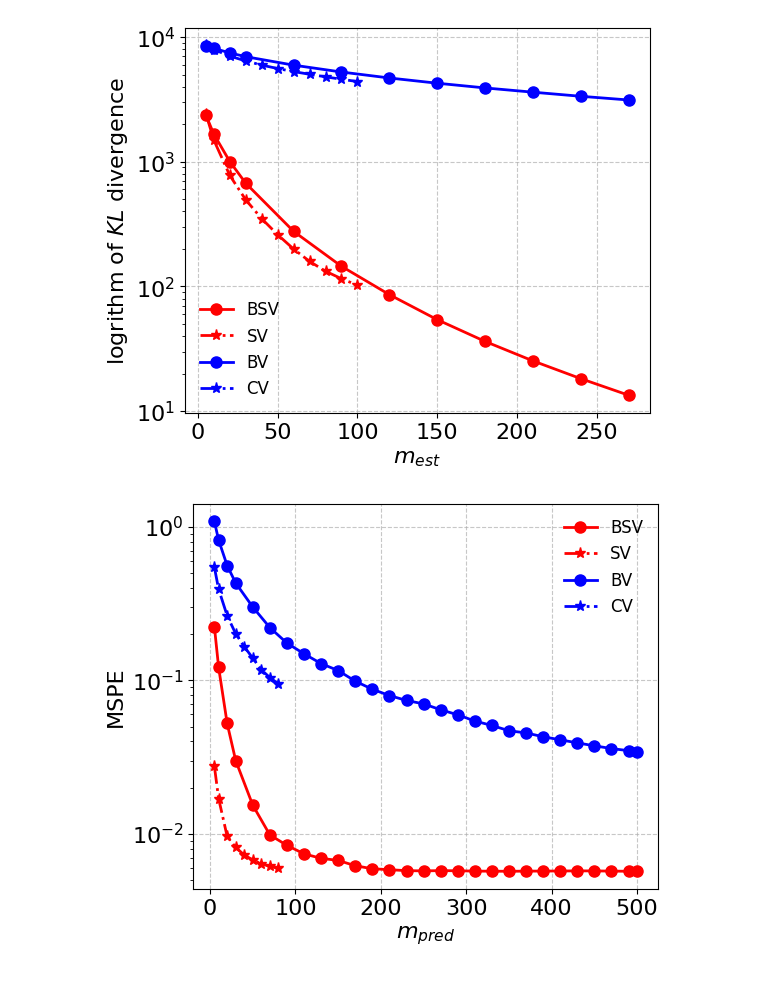
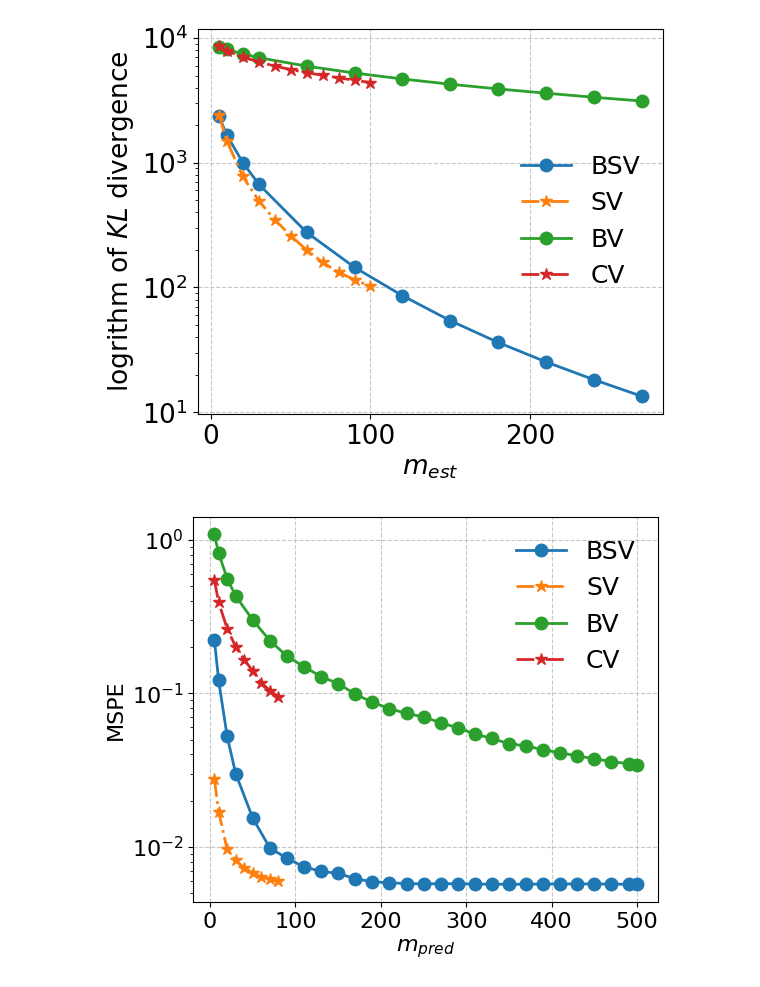
Before and after one commit to paper-code1/VecchiaConditionalExtremes, a Jupyter notebook: experiments/GPsimu.ipynb, the cells around one changed output. Saved outputs shown, nothing was run; the diff lists cells and outputs as text; code cells hidden in the pictures.

```diff
--- a/experiments/GPsimu.ipynb
+++ b/experiments/GPsimu.ipynb
@@ -204,7 +190,7 @@ Log-likelihood with Y_train = 0: 10207.434345472495
 import pandas as pd
 import matplotlib.pyplot as plt
 import os
-plt.rcParams.update({'font.size': 16})
+plt.rcParams.update({'font.size': 19})
 
 # Reference log-likelihood from your previous calculation
 reference_log_likelihood = 10207.434345472495
@@ -256,39 +242,39 @@ colors = {'Scaled': 'red', 'Not Scaled': 'blue'}
 # Plot lines for scaled and non-scaled data with markers
 for scaled in ['Scaled', 'Not Scaled']:
     df_subset_bv = df_plot_bv[df_plot_bv['is_scaled'] == scaled].sort_values('m')  # Sort by 'm'
     df_subset_cv = df_plot_cv[df_plot_cv['is_scaled'] == scaled].sort_values('m')  # Sort by 'm'
     if scaled == "Scaled":
         scale_label = "S"
     else:
         scale_label = ""
     plt.plot(df_subset_bv['m'], df_subset_bv['KL'],
              label= "B" + scale_label + "V",
              marker="o",  # Add markers to each point
-             markersize=8,
+             markersize=9,
              linestyle='-',  # Different line styles
-             color=colors[scaled],
+            #  color=colors[scaled],
              linewidth=2)
     plt.plot(df_subset_cv['m'], df_subset_cv['KL'],
              label= "SV" if scaled == "Scaled" else "CV",
              marker="*",  # Add markers to each point
-             markersize=8,
+             markersize=9,
              linestyle="-.",  # Different line styles
-             color=colors[scaled],
+            #  color=colors[scaled],
              linewidth=2)
 
 # plt.title('KL Divergence vs m')
 plt.xlabel(r'$m_{est}$')
 plt.ylabel(r'logrithm of $\mathit{KL}$ divergence')
 plt.yscale('log')
 plt.grid(True, linestyle='--', alpha=0.7)
-plt.legend(frameon=False, fontsize=12)
+plt.legend(frameon=False, fontsize=18)
 
 # Save the plot
 os.makedirs('./fig', exist_ok=True)
 plt.savefig('./fig/kl_divergence_comparison.pdf', bbox_inches='tight', dpi=300)
 plt.show()
 # %% [output]
-[figure, old version]
+[figure, new version]
 # %%
 import pandas as pd
 import matplotlib.pyplot as plt
@@ -329,30 +315,30 @@ colors = {'Scaled': 'red', 'Not Scaled': 'blue'}
 plt.plot(m_bv_test, df_scaled_bv['mspe'] * scale_factor,
              label="BSV",
              marker="o",  # Add markers to each point
-             markersize=8,
+             markersize=9,
              linestyle="-",  # Different line styles
-             color=colors['Scaled'],
+            #  color=colors['Scaled'],
              linewidth=2)
 plt.plot(m_cv_test, df_scaled_cv['mspe'] * scale_factor,
              label="SV",
              marker="*",  # Add markers to each point
-             markersize=8,
+             markersize=9,
              linestyle="-.",  # Different line styles
-             color=colors['Scaled'],
+            #  color=colors['Scaled'],
              linewidth=2)
 plt.plot(m_bv_test, df_no_scaled_bv['mspe'] * scale_factor,
              label="BV",
              marker="o",  # Add markers to each point
-             markersize=8,
+             markersize=9,
              linestyle='-',  # Different line styles
-             color=colors['Not Scaled'],
+            #  color=colors['Not Scaled'],
              linewidth=2)
 plt.plot(m_cv_test, df_no_scaled_cv['mspe'] * scale_factor,
              label="CV",
              marker="*",  # Add markers to each point
-             markersize=8,
+             markersize=9,
              linestyle='-.',  # Different line styles
-             color=colors['Not Scaled'],
+            #  color=colors['Not Scaled'],
              linewidth=2)
 
 # plt.title('KL Divergence vs m')
@@ -360,11 +346,11 @@ plt.xlabel(r'$m_{pred}$')
 plt.ylabel(r'MSPE')
 plt.yscale('log')
 plt.grid(True, linestyle='--', alpha=0.7)
-plt.legend(frameon=False, fontsize=12)
+plt.legend(frameon=False, fontsize=18)
 
 # Save the plot
 os.makedirs('./fig', exist_ok=True)
 plt.savefig('./fig/mspe_comparison.pdf', bbox_inches='tight', dpi=300)
 plt.show()
 # %% [output]
-[figure, old version]
+[figure, new version]
```
Also changed, not shown: parts of 2 cells of this notebook, 24 other files.
